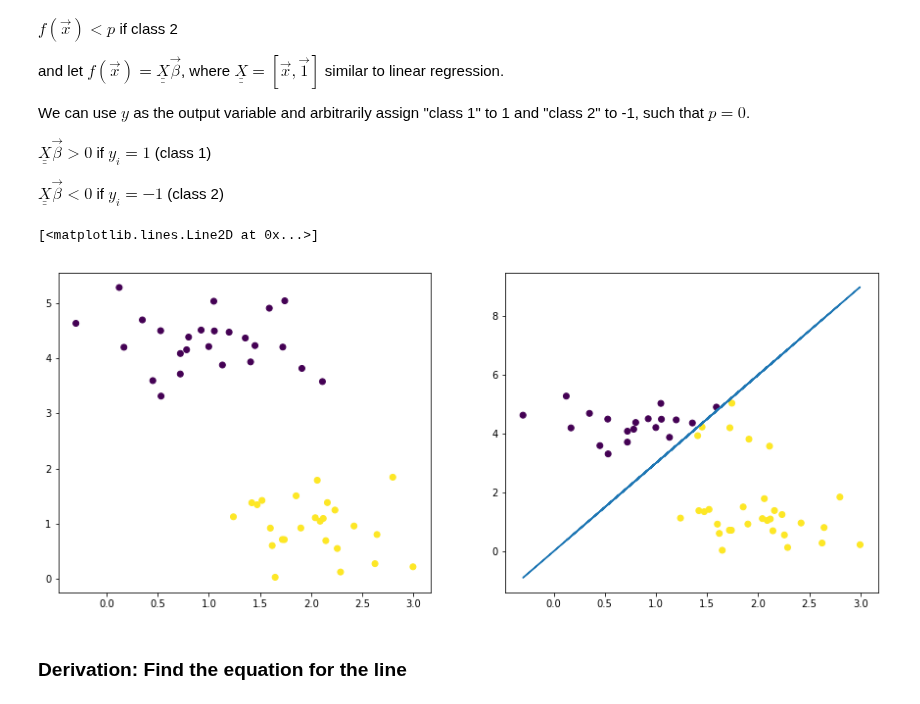
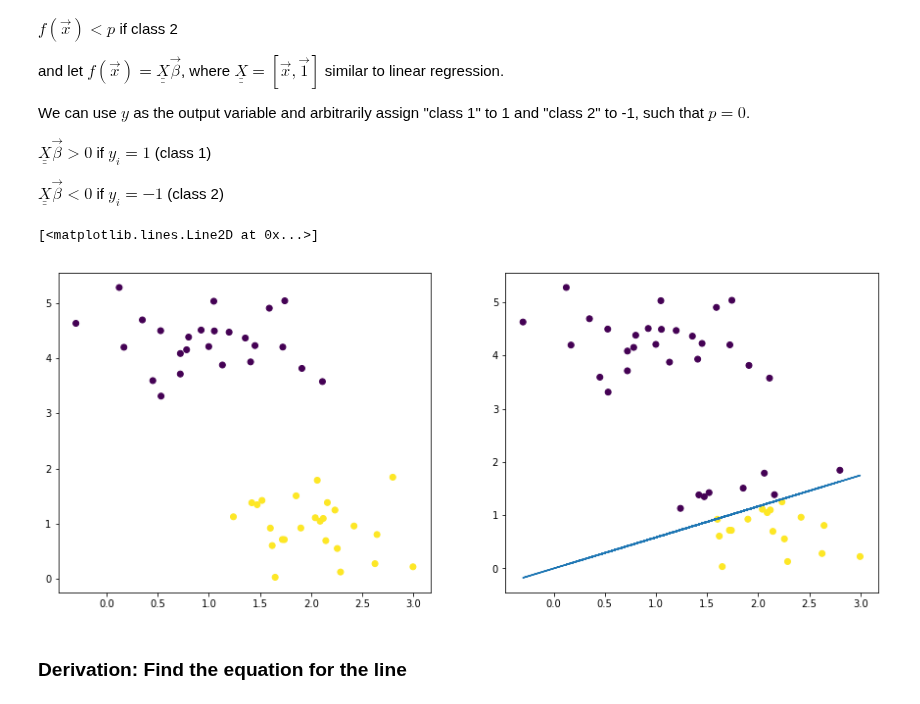
Before and after one commit to medford-group/data_analytics_for_engineers, a Jupyter notebook: lectures/4-classification.ipynb, the cells around one changed output. Drawn from its saved outputs; the diff is of its cells as text; code cells hidden in the pictures.

```diff
--- a/lectures/4-classification.ipynb
+++ b/lectures/4-classification.ipynb
@@ -198,31 +198,31 @@ $\underline{\underline{X}}\vec{\beta} < 0$ if $y_i=-1$ (class 2)
 # %%
 from  scipy.linalg  import solve
 
 def add_intercept(X):
     intercept = np.ones((X.shape[0],1))
     X_intercept = np.append(intercept,X,1)
     return X_intercept
 
 def linear_classifier(X,beta):
     X_intercept = add_intercept(X)
     p = np.dot(X_intercept,beta)
     return p > 0
 
-beta = np.array([0,3,-1])
+beta = np.array([0,3.5,-6])
 prediction = linear_classifier(X,beta)
 
 fig, axes = plt.subplots(1,2,figsize=(15,6))
 axes[0].scatter(X[:,0],X[:,1],c=y)
 axes[1].scatter(X[:,0],X[:,1],c=prediction)
 
 
 #plot line
 m = -beta[1]/beta[2]
 b = -beta[0]/beta[2]
 axes[1].plot(X[:,0], m*X[:,0]+b, ls='-')
 # %% [output]
 [<matplotlib.lines.Line2D at 0x...>]
-[figure, old version]
+[figure, new version]
 # %% [markdown]
 ### Derivation: Find the equation for the line
 # %% [markdown]
```
Also changed, not shown: parts of 55 cells of this notebook, 2 other files.
